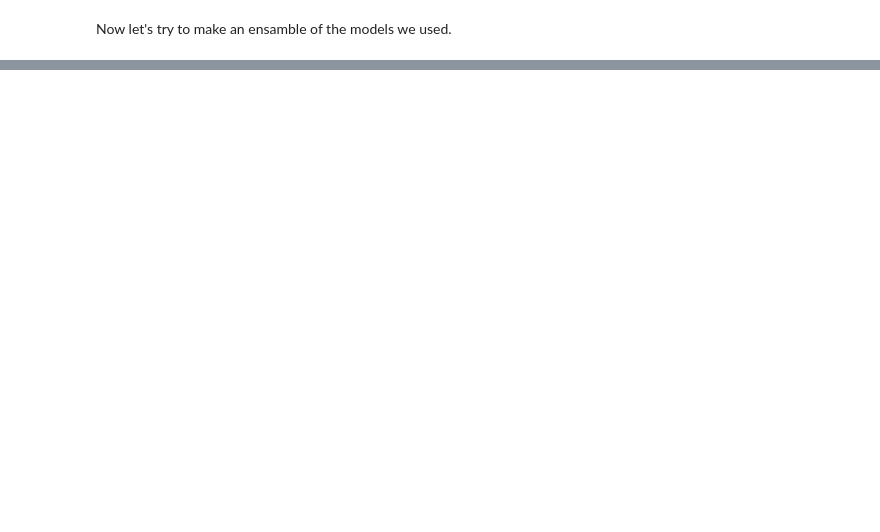
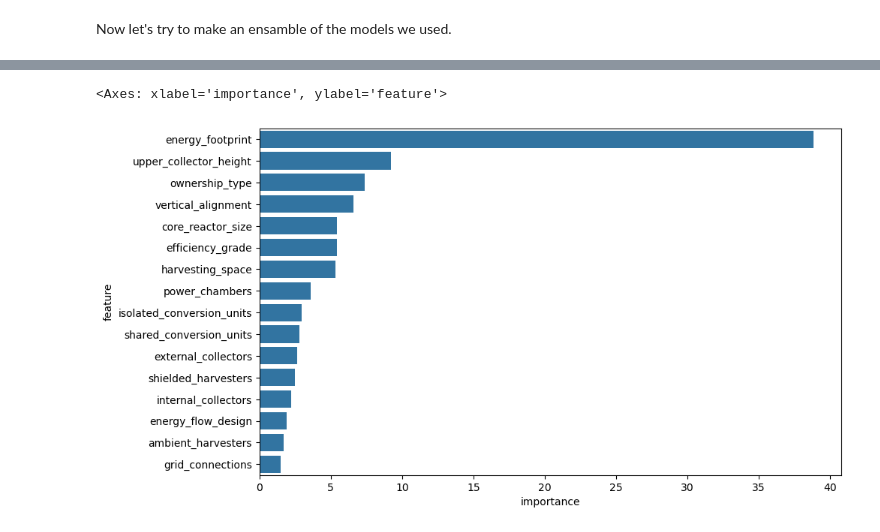
Before and after one commit to fjhanevo/TDT4172, a Jupyter notebook: Assignment1/Chapter_1.ipynb, the cells around one changed output, grey strips where cells are left out. Drawn from its saved outputs; the diff is of its cells as text; code cells hidden in the pictures; blank space fills up the shorter version.

```diff
--- a/Assignment1/Chapter_1.ipynb
+++ b/Assignment1/Chapter_1.ipynb
@@ -821,19 +810,19 @@ Since our data has a lot of categorical features, we can see check if CatBoost w
 # %%
 from catboost import CatBoostRegressor
-cat_X_train = train.copy()
+cat_X_train = X_train.copy()
 cat_y_train = pd.DataFrame(y_train_log.copy())
 
-cat_X_test = test.copy()
+cat_X_test = X_test.copy()
 cat_y_test = pd.DataFrame(y_test_log.copy())
 
 # param grid for tuning hyperparameters
 cat_params = {
     'iterations': [100, 200, 500, 1000],
     'learning_rate': [0.01,0.05,0.1],
-    'depth': [2,4,6,8],
+    'depth': [4,6,8,10],
 }
 
-cat = CatBoostRegressor()
+cat = CatBoostRegressor(verbose=0)
 
 cat_search = GridSearchCV(
     estimator=cat,
@@ -850,8 +842,11 @@ print(f"Best score: {cat_search.best_score_}")
 best_cat = CatBoostRegressor(
     n_estimators=cat_search.best_params_['iterations'],
     learning_rate=cat_search.best_params_['learning_rate'],
-    max_depth=cat_search.best_params_['depth']
+    max_depth=cat_search.best_params_['depth'],
+    verbose=0
 )
+
+best_cat.fit(cat_X_train, cat_y_train)
 
 cat_pred = best_cat.predict(cat_X_test)
 # undo the log transform
@@ -867,0 +890,14 @@ print(f"Ensamble RMSLE: {ensamble_rmsle}")
+# %%
+cat_importances = best_cat.feature_importances_
+feature_names = cat_X_train.columns
+
+cat_feat_imp = pd.DataFrame({
+    'feature': feature_names,
+    'importance': cat_importances
+}).sort_values(by="importance", ascending=False)
+
+plt.figure(figsize=(10,6))
+sns.barplot(data=cat_feat_imp, x="importance", y="feature")
+# %% [output]
+<Axes: xlabel='importance', ylabel='feature'>
+[figure, added]
```
Also changed, not shown: parts of 16 cells of this notebook.
